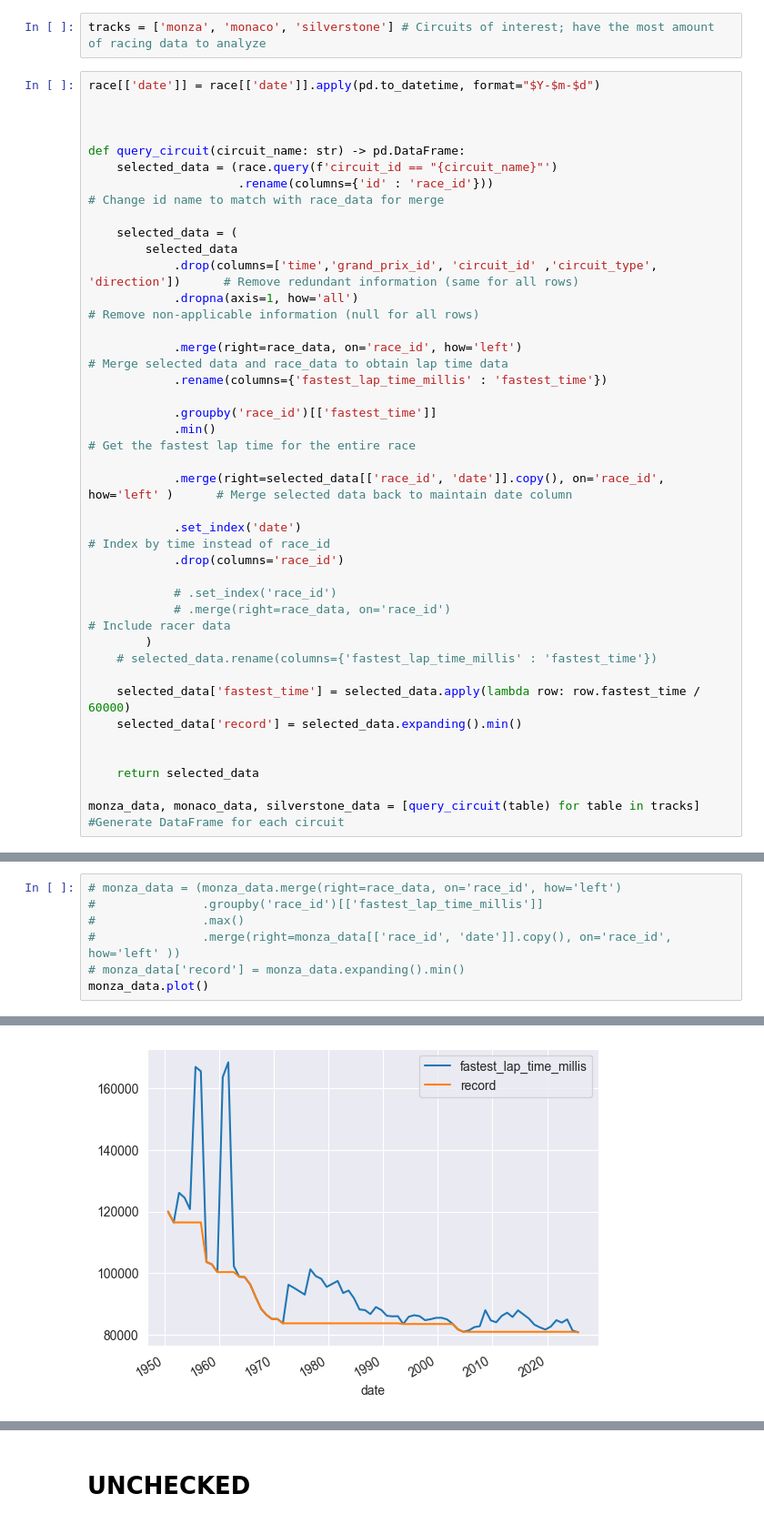
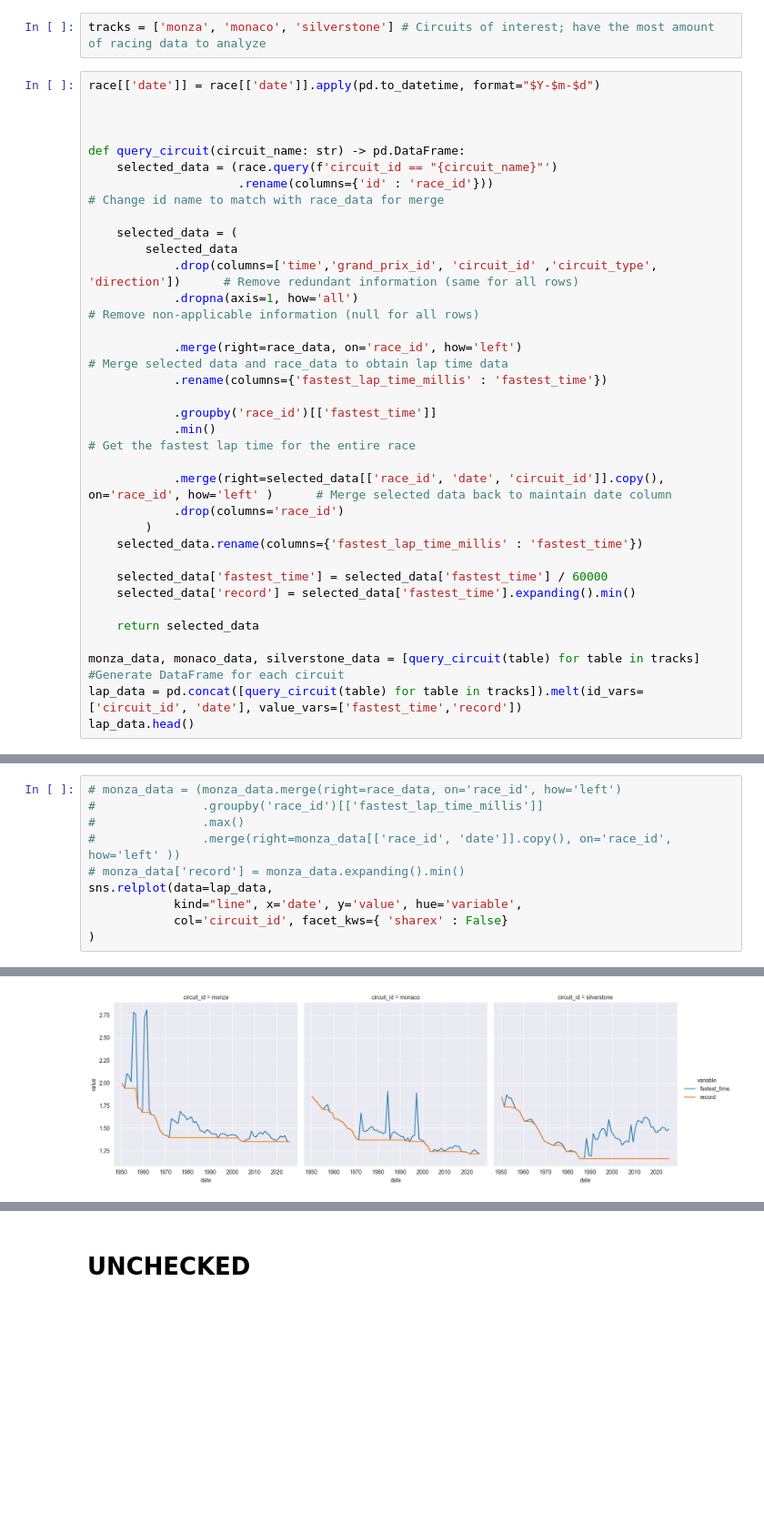
Before and after one commit to ttsudarshan/F1-Database, a Jupyter notebook: RaceDataAnalysis.ipynb, the cells around one changed output, grey strips where cells are left out. Shown: that part at 91% size. Saved outputs shown, nothing was run; the diff lists cells and outputs as text; blank space fills up the shorter version.

Commit message:
Circuit Data graph generated

```diff
--- a/RaceDataAnalysis.ipynb
+++ b/RaceDataAnalysis.ipynb
@@ -265,21 +264,17 @@ def query_circuit(circuit_name: str) -> pd.DataFrame:
             .groupby('race_id')[['fastest_time']]
             .min()                                                                                  # Get the fastest lap time for the entire race
 
-            .merge(right=selected_data[['race_id', 'date']].copy(), on='race_id', how='left' )      # Merge selected data back to maintain date column
+            .merge(right=selected_data[['race_id', 'date', 'circuit_id']].copy(), on='race_id', how='left' )      # Merge selected data back to maintain date column
+            .drop(columns='race_id')
+        )
+    selected_data.rename(columns={'fastest_lap_time_millis' : 'fastest_time'})
 
-            .set_index('date')                                                                      # Index by time instead of race_id
-            .drop(columns='race_id')
-
-            # .set_index('race_id')
-            # .merge(right=race_data, on='race_id')                                                   # Include racer data
-        )
-    # selected_data.rename(columns={'fastest_lap_time_millis' : 'fastest_time'})
-
-    selected_data['fastest_time'] = selected_data.apply(lambda row: row.fastest_time / 60000)
-    selected_data['record'] = selected_data.expanding().min()
-
+    selected_data['fastest_time'] = selected_data['fastest_time'] / 60000
+    selected_data['record'] = selected_data['fastest_time'].expanding().min()
 
     return selected_data
 
 monza_data, monaco_data, silverstone_data = [query_circuit(table) for table in tracks]  #Generate DataFrame for each circuit
+lap_data = pd.concat([query_circuit(table) for table in tracks]).melt(id_vars=['circuit_id', 'date'], value_vars=['fastest_time','record'])
+lap_data.head()
 # %% [output]
@@ -290,5 +290,8 @@ AttributeError: 'Series' object has no attribute 'fast'
 #               .max()
 #               .merge(right=monza_data[['race_id', 'date']].copy(), on='race_id', how='left' ))
 # monza_data['record'] = monza_data.expanding().min()
-monza_data.plot()
+sns.relplot(data=lap_data,
+            kind="line", x='date', y='value', hue='variable',
+            col='circuit_id', facet_kws={ 'sharex' : False}
+)
 # %% [output]
@@ -296,3 +299,3 @@ monza_data.plot()
-[figure, old version]
+[figure, new version]
 # %%
 race_data
```
Also changed, not shown: parts of 5 cells of this notebook.
